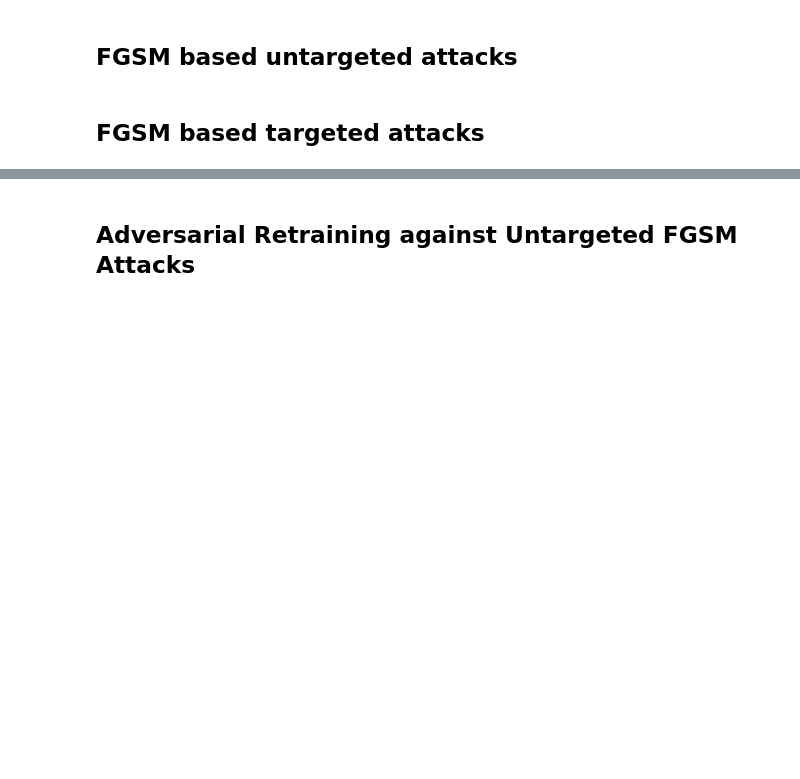
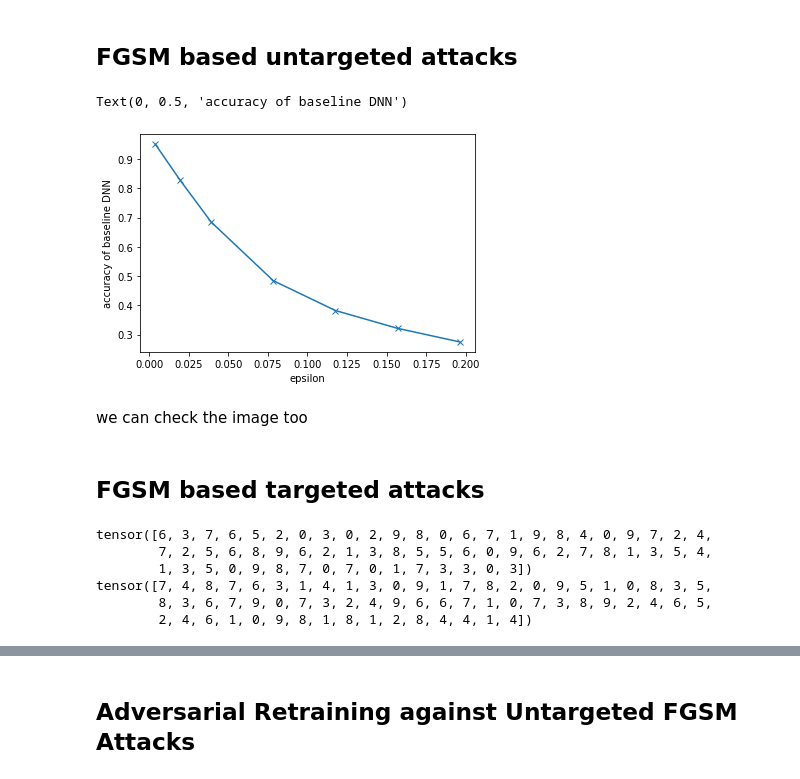
Before and after one commit to yeb2Binfang/ECE-GY-9163-ML-cyber, a Jupyter notebook: Lab/MLSec_Lab2.ipynb, the cells around one changed output, grey strips where cells are left out. Drawn from its saved outputs; the diff is of its cells as text; code cells hidden in the pictures; blank space fills up the shorter version.

```diff
--- a/Lab/MLSec_Lab2.ipynb
+++ b/Lab/MLSec_Lab2.ipynb
@@ -110,7 +120,16 @@ loaders = {
                        ),
     'test':DataLoader(test_data,
                       batch_size = 64,
-                      shuffle = True),
+                      shuffle = True
+                      ),
+    'adv_test1':DataLoader(adv_test_data1,
+                      batch_size = 64,
+                      shuffle = True
+                      ),
+    'adv_test2':DataLoader(adv_test_data2,
+                      batch_size = 64,
+                      shuffle = True
+                      ),
 }
 loaders
 # %% [output]
@@ -253,3 +276,29 @@ plt.show()
 [figure]
 # %% [markdown]
 ## FGSM based untargeted attacks
+# %%
+def generate_adv_img(model, loaders, epsilon):
+  adv_img = []
+  img_label = []
+  for i, (img, label) in enumerate(loaders['adv_test1']):
+    x = Variable(img, requires_grad=True) # batch size is 64
+    y = Variable(label) # batch size is 64
+
+    pred = model(x)
+    loss = loss_func(pred, y)
+    loss.backward()
+    grad = x.grad.data
+    sign = torch.sign(grad)
+    img = torch.clamp((x+(sign*epsilon)),min=0,max=1)
+    adv_img.append(img)
+    img_label.append(y)
+  return adv_img, img_label
+# %%
+epsilon = [1/255, 5/255, 10/255, 20/255, 30/255, 40/255, 50/255]
+acc_adv_final = []
+y_pred_final = []
+for eps in epsilon:
+  adv_img, img_label = generate_adv_img(DNN, loaders, eps)
+  acc_adv, y_pred_adv, y_test_adv = DNN_acc_adv(DNN, adv_img, img_label)
+  acc_adv_final.append(acc_adv)
+  y_pred_final.append(y_pred_adv)
@@ -256,2 +324,11 @@ plt.show()
+# %%
+plt.plot(epsilon,acc_adv_final,marker='x')
+plt.xlabel('epsilon')
+plt.ylabel('accuracy of baseline DNN')
+# %% [output]
+Text(0, 0.5, 'accuracy of baseline DNN')
+[figure, added]
+# %% [markdown]
+we can check the image too
 # %% [markdown]
 ## FGSM based targeted attacks
@@ -257,0 +359,9 @@ plt.show()
+# %%
+adv_tar_img, img_tar_label, ori_label = generate_target_adv(DNN, loaders, 50/255)
+# %% [output]
+tensor([6, 3, 7, 6, 5, 2, 0, 3, 0, 2, 9, 8, 0, 6, 7, 1, 9, 8, 4, 0, 9, 7, 2, 4,
+        7, 2, 5, 6, 8, 9, 6, 2, 1, 3, 8, 5, 5, 6, 0, 9, 6, 2, 7, 8, 1, 3, 5, 4,
+        1, 3, 5, 0, 9, 8, 7, 0, 7, 0, 1, 7, 3, 3, 0, 3])
+tensor([7, 4, 8, 7, 6, 3, 1, 4, 1, 3, 0, 9, 1, 7, 8, 2, 0, 9, 5, 1, 0, 8, 3, 5,
+        8, 3, 6, 7, 9, 0, 7, 3, 2, 4, 9, 6, 6, 7, 1, 0, 7, 3, 8, 9, 2, 4, 6, 5,
+        2, 4, 6, 1, 0, 9, 8, 1, 8, 1, 2, 8, 4, 4, 1, 4])
```
Also changed, not shown: parts of 11 cells of this notebook.
